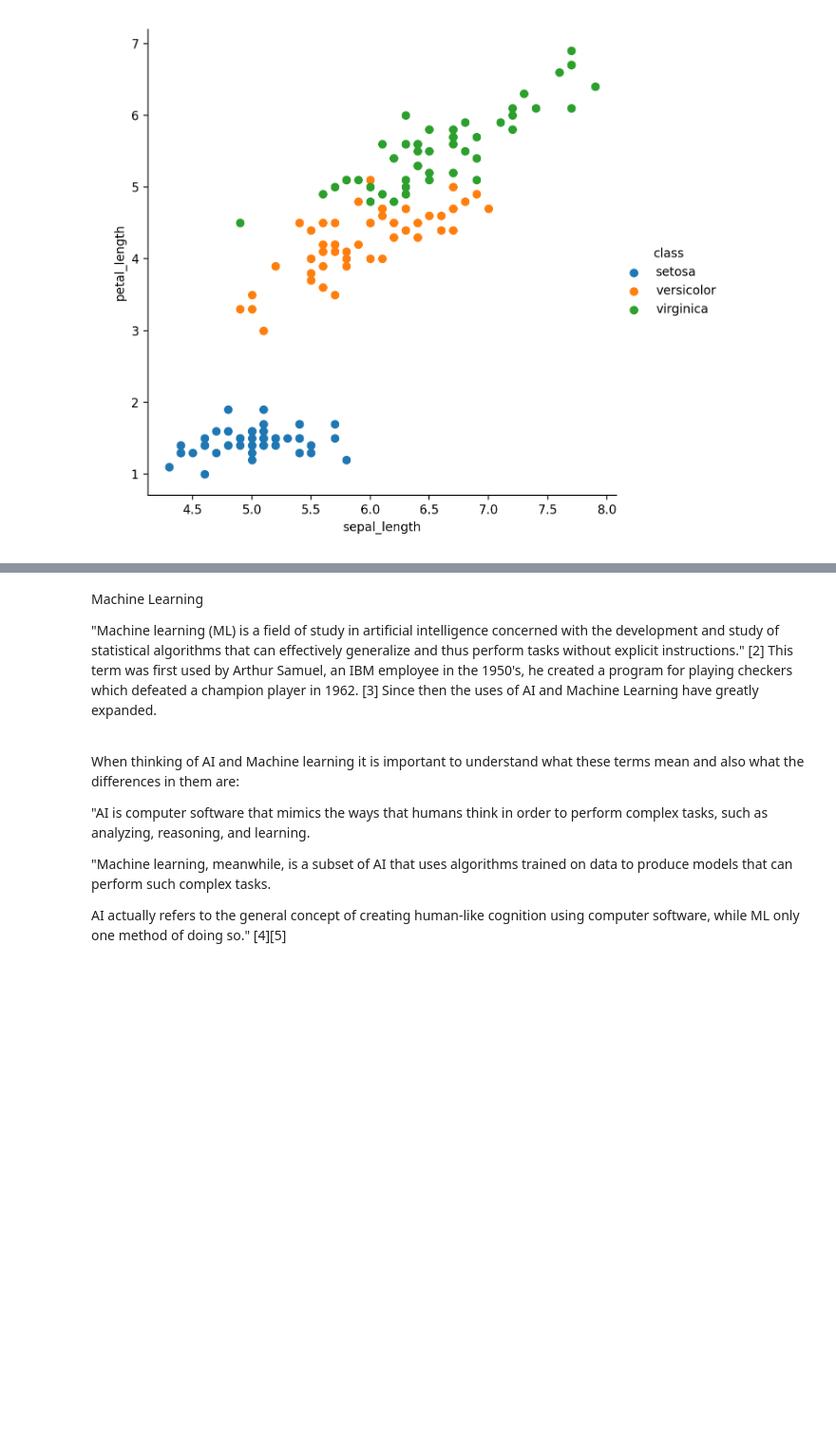
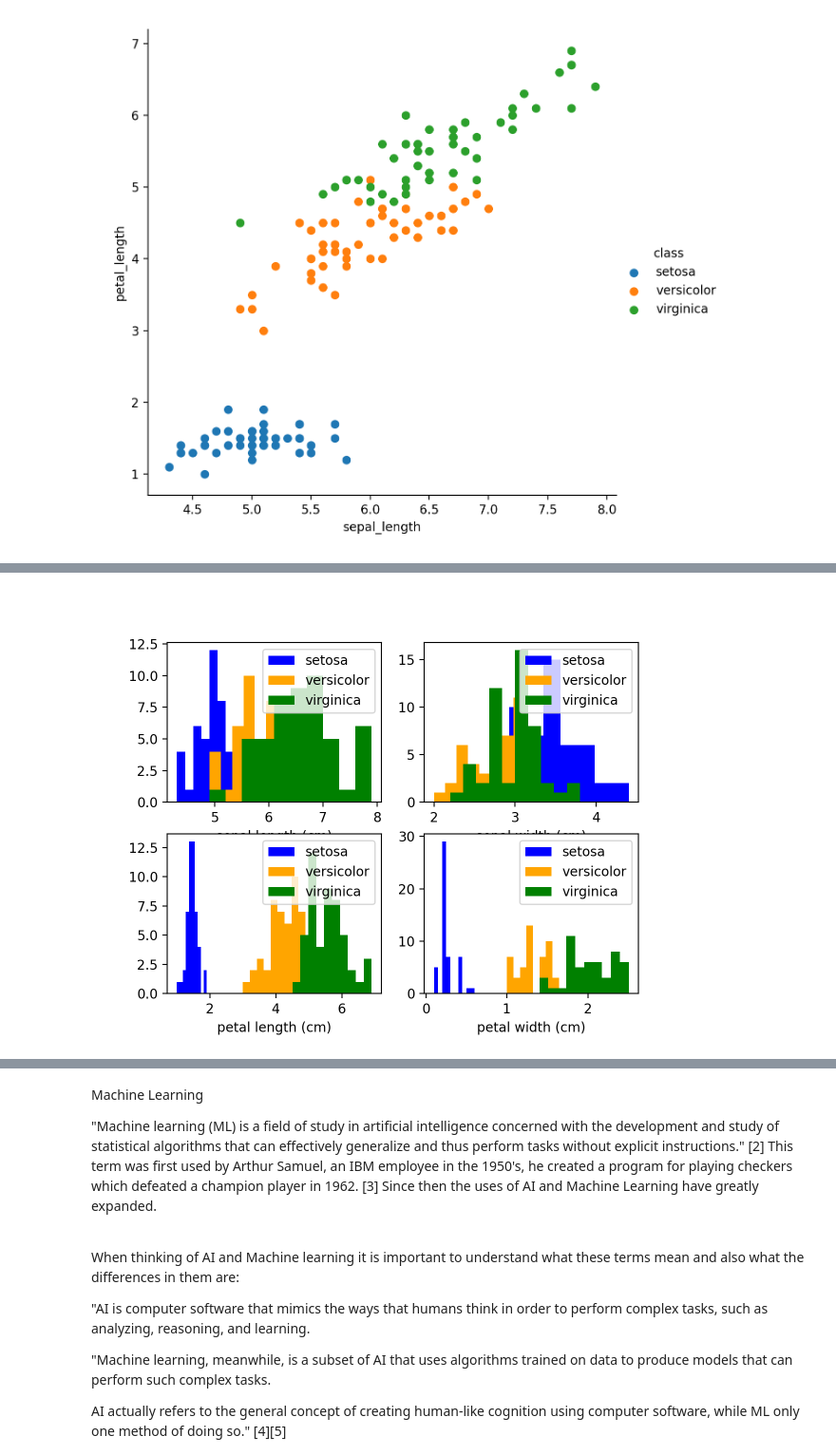
Before and after one commit to VCurry20/MachineLearning_Statistics, a Jupyter notebook: Project.ipynb, the cells around one changed output, grey strips where cells are left out. Shown at 95% size. Cells and saved outputs as stored; diff of their text form; code cells hidden in the pictures; blank space fills up the shorter version.

```diff
--- a/Project.ipynb
+++ b/Project.ipynb
@@ -343 +374,21 @@ plt.show()
+# %%
+#from sklearn import datasets
+#iris= datasets.load_iris()
+
+fig, axes = plt.subplots(nrows= 2, ncols=2)
+colors= ['blue', 'orange', 'green']
+
+for i, ax in enumerate(axes.flat):
+    for label, color in zip(range(len(iris_scipy.target_names)), colors):
+        ax.hist(iris_scipy.data[iris_scipy.target==label, i], label=
+                            iris_scipy.target_names[label], color=color)
+        ax.set_xlabel(iris_scipy.feature_names[i])
+        ax.legend(loc='upper right')
+
+
+plt.show()
+
+#[8]
+# %% [output]
+[figure, added]
 # %% [markdown]
```
Also changed, not shown: parts of 14 cells of this notebook, 1 other file.
